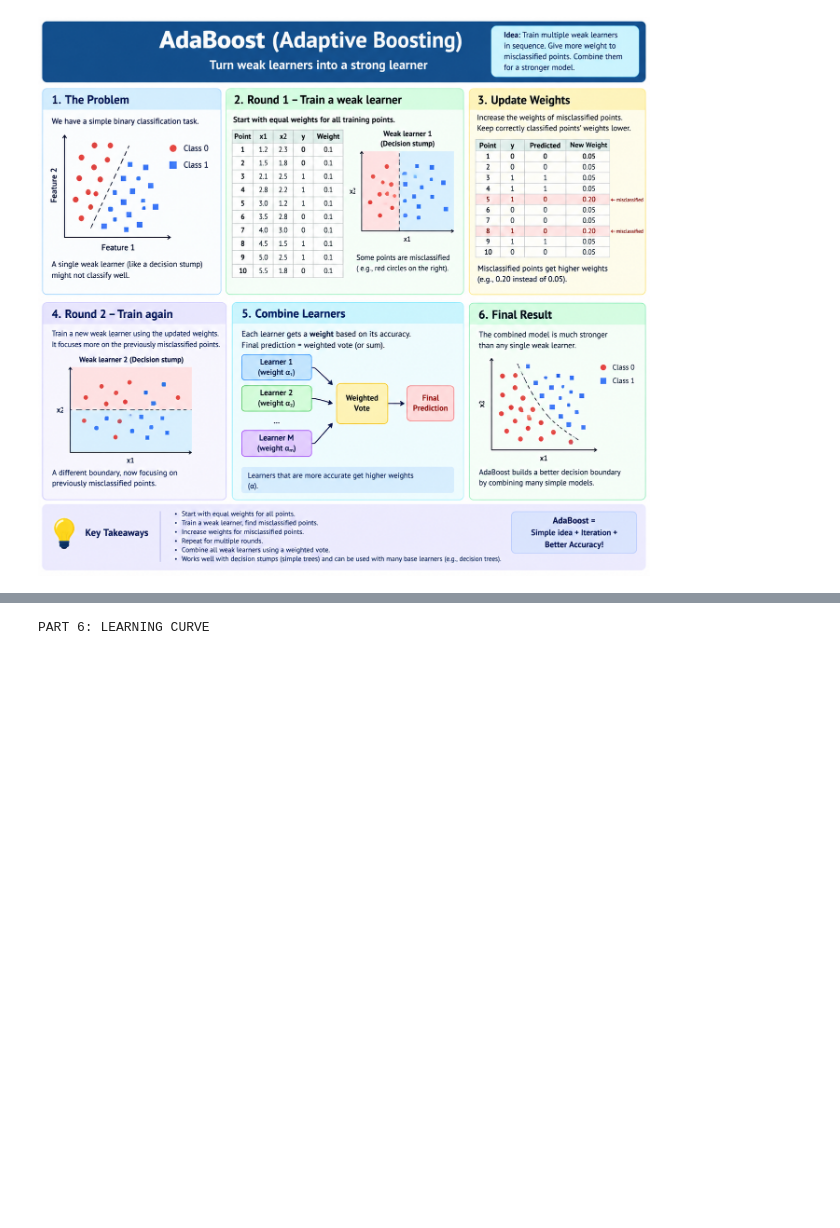
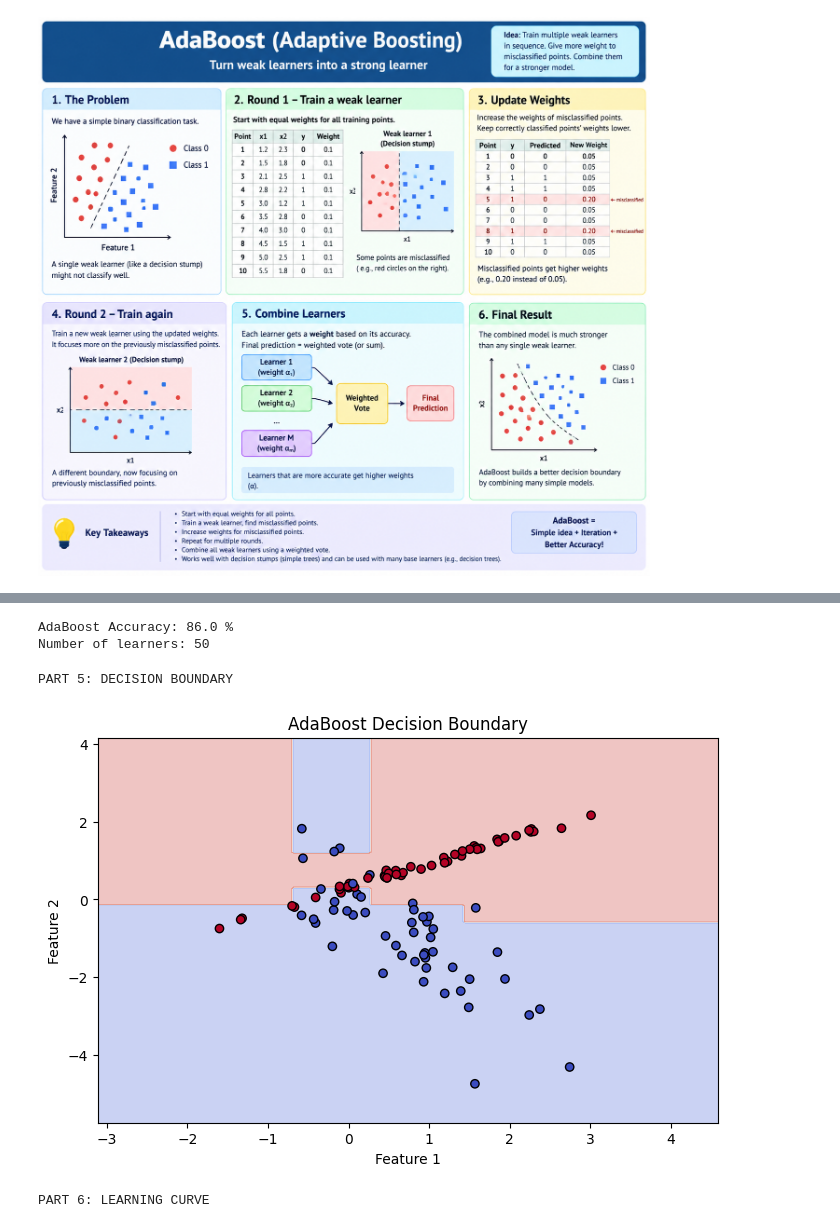
Before and after one commit to shivamkumar359/3rd-SEM-CLASS-CODES, a Jupyter notebook: ML/W6/WEEK_6_PRACTICAL_SESSION_BY_MITHUN_DJ.ipynb, the cells around one changed output, grey strips where cells are left out. Cells and saved outputs as stored; diff of their text form; code cells hidden in the pictures; blank space fills up the shorter version.

```diff
--- a/ML/W6/WEEK_6_PRACTICAL_SESSION_BY_MITHUN_DJ.ipynb
+++ b/ML/W6/WEEK_6_PRACTICAL_SESSION_BY_MITHUN_DJ.ipynb
@@ -145,3 +145,46 @@ NameError: name 'ada_model' is not defined
+# %%
+ada_accuracy = accuracy_score(y_test, ada_pred)
+
+print("AdaBoost Accuracy:",
+      round(ada_accuracy * 100, 2), "%")
+
+print("Number of learners:",
+      len(ada_model.estimators_))
+# %% [output]
+AdaBoost Accuracy: 86.0 %
+Number of learners: 50
+# %%
+# ============================================================
+# PART 5: VISUALIZE ADABOOST DECISION BOUNDARY
+# ============================================================
+
+print("\nPART 5: DECISION BOUNDARY")
+
+x_min, x_max = X[:, 0].min() - 1, X[:, 0].max() + 1
+y_min, y_max = X[:, 1].min() - 1, X[:, 1].max() + 1
+
+xx, yy = np.meshgrid(
+    np.linspace(x_min, x_max, 200),
+    np.linspace(y_min, y_max, 200)
+)
+
+grid = np.c_[xx.ravel(), yy.ravel()]
+Z = ada_model.predict(grid).reshape(xx.shape)
+
+plt.figure(figsize=(8, 5))
+plt.contourf(xx, yy, Z, alpha=0.3, cmap="coolwarm")
+plt.scatter(
+    X_test[:, 0], X_test[:, 1],
+    c=y_test, cmap="coolwarm",
+    edgecolor="black"
+)
+plt.title("AdaBoost Decision Boundary")
+plt.xlabel("Feature 1")
+plt.ylabel("Feature 2")
+plt.show()
+# %% [output]
+PART 5: DECISION BOUNDARY
+[figure, added]
 # %%
 # ============================================================
 # PART 7: INSPECT LEARNER WEIGHTS AND ERRORS
```
Also changed, not shown: parts of 2 cells of this notebook.
